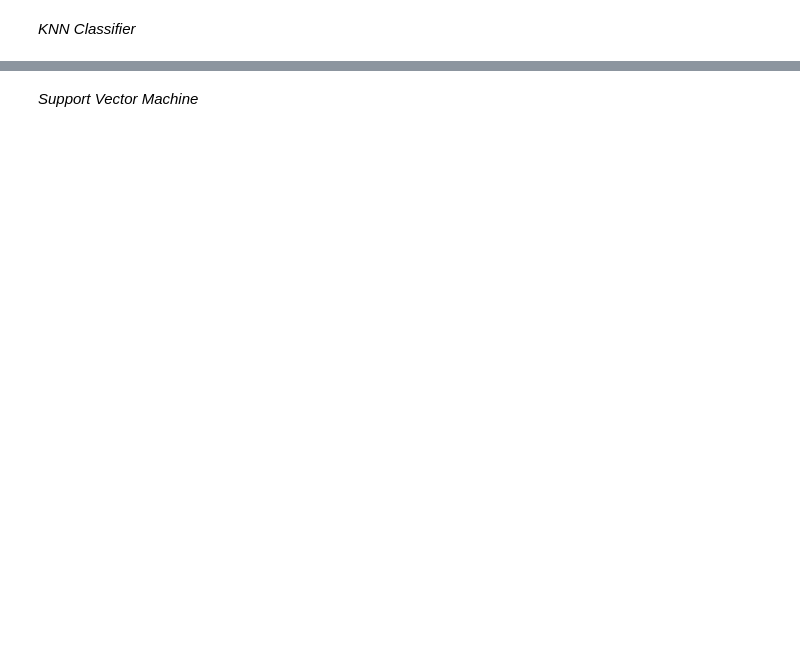
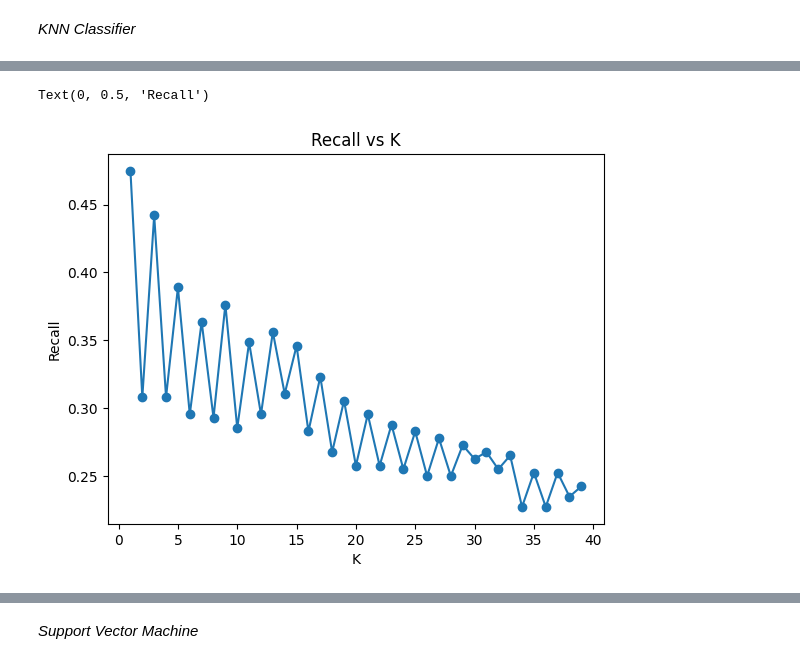
Before and after one commit to mmwitters/CDA_Project, a Jupyter notebook: Final Project.ipynb, the cells around one changed output, grey strips where cells are left out. Cells and saved outputs as stored; diff of their text form; code cells hidden in the pictures; blank space fills up the shorter version.

```diff
--- a/Final Project.ipynb
+++ b/Final Project.ipynb
@@ -775,8 +824,11 @@ plt.ylabel('Accuracy/Score')
 # %%
-plt.plot(ks, recalls, "-o") #Inverse of regularization strength; must be a positive float. Smaller values specify stronger regularization.
-plt.title("Recall vs K Size")
+plt.plot(ks, recalls, "-o")
+plt.title("Recall vs K")
 plt.xlabel("K")
 plt.ylabel('Recall')
+# %% [output]
+Text(0, 0.5, 'Recall')
+[figure, added]
 # %%
 knn = KNeighborsClassifier(n_neighbors=15).fit(X_train_mod_sc, y_train) #best accuracy at k=15; best recall for k=1
 # %%
```
Also changed, not shown: parts of 20 cells of this notebook.
